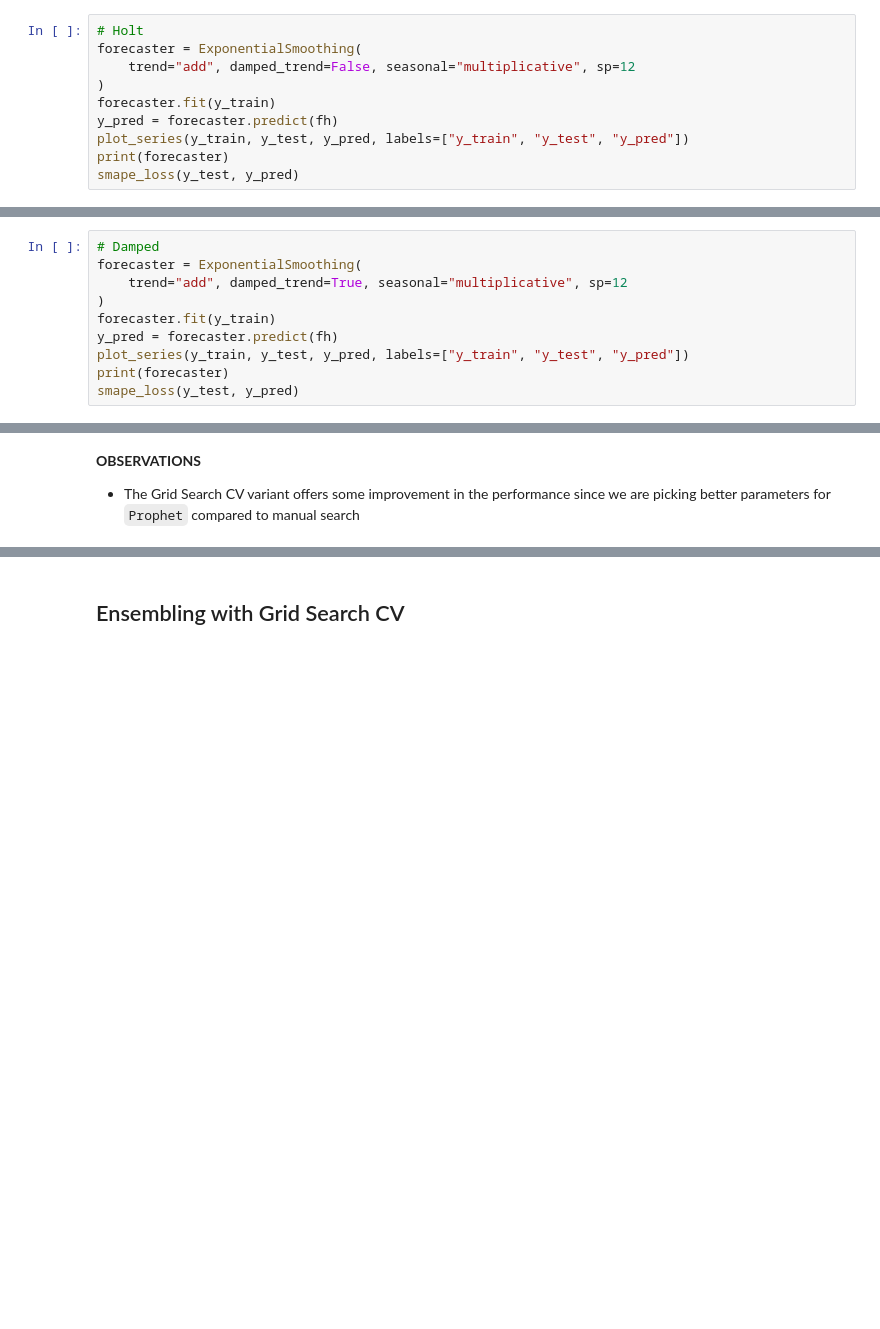
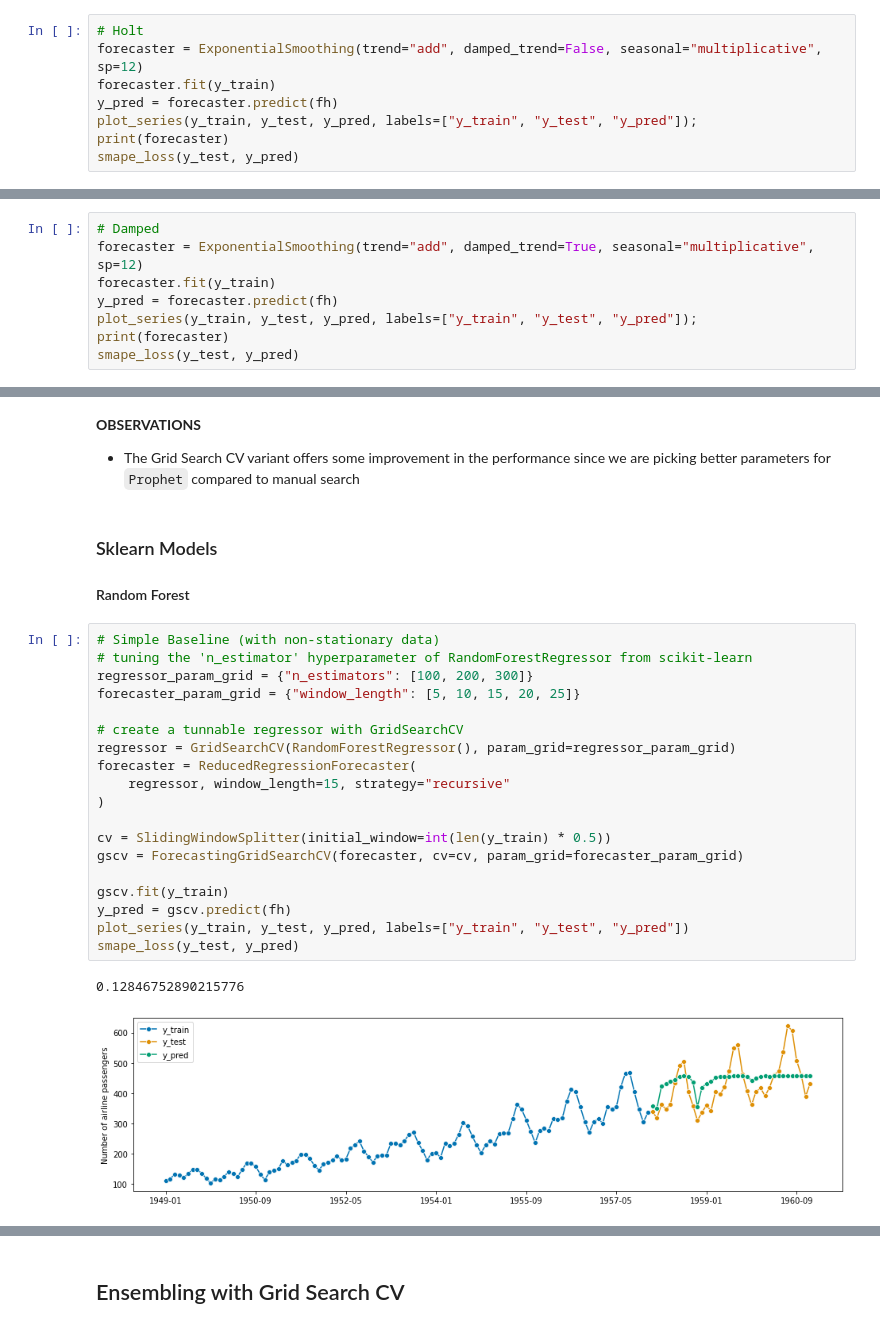
Before and after one commit to ngupta23/sktime, a Jupyter notebook: nikhil_local_testing/sktime_automl.ipynb, the cells around one changed output, grey strips where cells are left out. Saved outputs shown, nothing was run; the diff lists cells and outputs as text; blank space fills up the shorter version.

Commit message:
added random forest example

```diff
--- a/nikhil_local_testing/sktime_automl.ipynb
+++ b/nikhil_local_testing/sktime_automl.ipynb
@@ -254,12 +246,10 @@ ExponentialSmoothing(seasonal='multiplicative', sp=12)
 [figure]
 # %%
 # Holt
-forecaster = ExponentialSmoothing(
-    trend="add", damped_trend=False, seasonal="multiplicative", sp=12
-)
+forecaster = ExponentialSmoothing(trend="add", damped_trend=False, seasonal="multiplicative", sp=12)
 forecaster.fit(y_train)
 y_pred = forecaster.predict(fh)
-plot_series(y_train, y_test, y_pred, labels=["y_train", "y_test", "y_pred"])
+plot_series(y_train, y_test, y_pred, labels=["y_train", "y_test", "y_pred"]);
 print(forecaster)
 smape_loss(y_test, y_pred)
 # %% [output]
@@ -268,12 +258,10 @@ ExponentialSmoothing(seasonal='multiplicative', sp=12, trend='add')
 [figure]
 # %%
 # Damped
-forecaster = ExponentialSmoothing(
-    trend="add", damped_trend=True, seasonal="multiplicative", sp=12
-)
+forecaster = ExponentialSmoothing(trend="add", damped_trend=True, seasonal="multiplicative", sp=12)
 forecaster.fit(y_train)
 y_pred = forecaster.predict(fh)
-plot_series(y_train, y_test, y_pred, labels=["y_train", "y_test", "y_pred"])
+plot_series(y_train, y_test, y_pred, labels=["y_train", "y_test", "y_pred"]);
 print(forecaster)
 smape_loss(y_test, y_pred)
 # %% [output]
@@ -442,3 +425,29 @@ Best Model: Prophet(add_country_holidays={'country_name': 'US'},
 **OBSERVATIONS**
 
 * The Grid Search CV variant offers some improvement in the performance since we are picking better parameters for `Prophet` compared to manual search
+# %% [markdown]
+### Sklearn Models
+
+#### Random Forest
+# %%
+# Simple Baseline (with non-stationary data)
+# tuning the 'n_estimator' hyperparameter of RandomForestRegressor from scikit-learn
+regressor_param_grid = {"n_estimators": [100, 200, 300]}
+forecaster_param_grid = {"window_length": [5, 10, 15, 20, 25]}
+
+# create a tunnable regressor with GridSearchCV
+regressor = GridSearchCV(RandomForestRegressor(), param_grid=regressor_param_grid)
+forecaster = ReducedRegressionForecaster(
+    regressor, window_length=15, strategy="recursive"
+)
+
+cv = SlidingWindowSplitter(initial_window=int(len(y_train) * 0.5))
+gscv = ForecastingGridSearchCV(forecaster, cv=cv, param_grid=forecaster_param_grid)
+
+gscv.fit(y_train)
+y_pred = gscv.predict(fh)
+plot_series(y_train, y_test, y_pred, labels=["y_train", "y_test", "y_pred"])
+smape_loss(y_test, y_pred)
+# %% [output]
+0.12846752890215776
+[figure, added]
```
Also changed, not shown: parts of 28 cells of this notebook.
